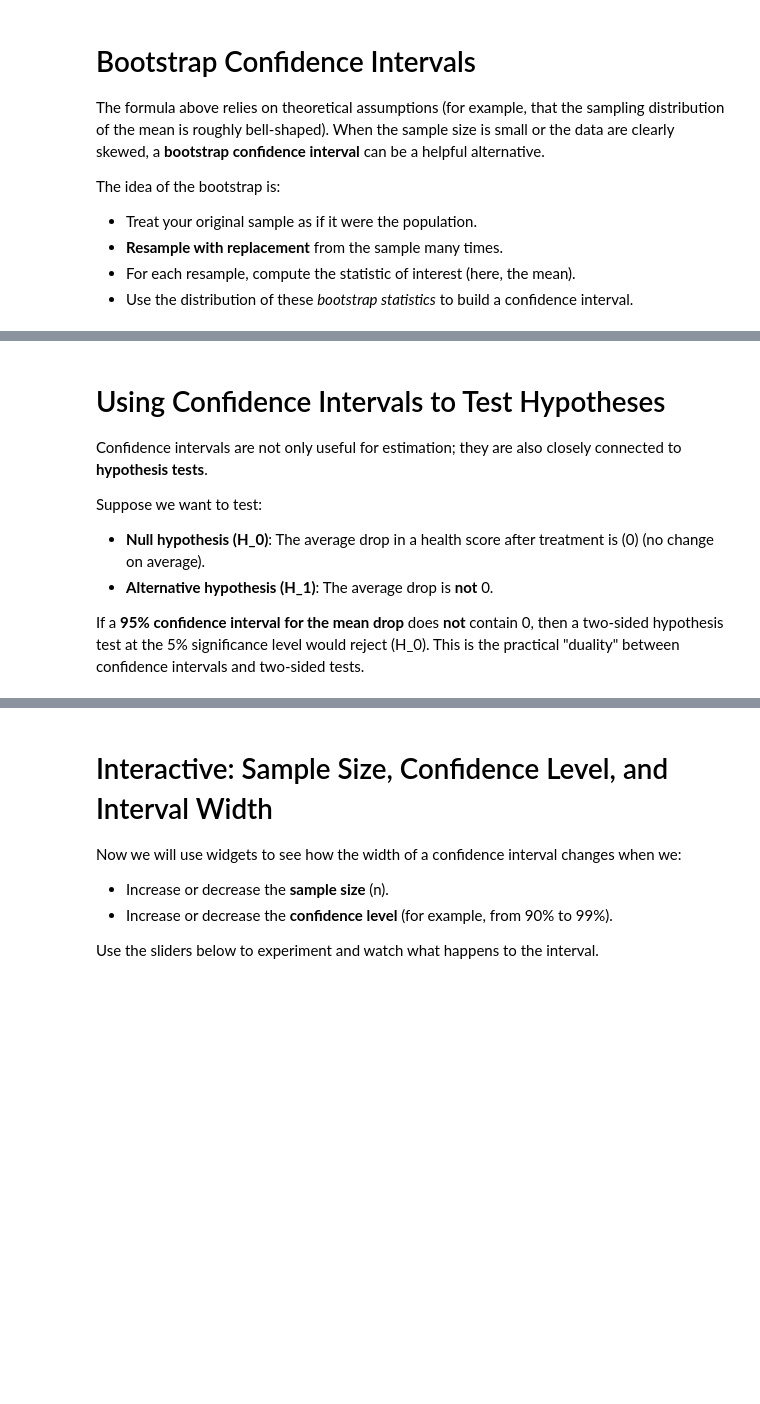
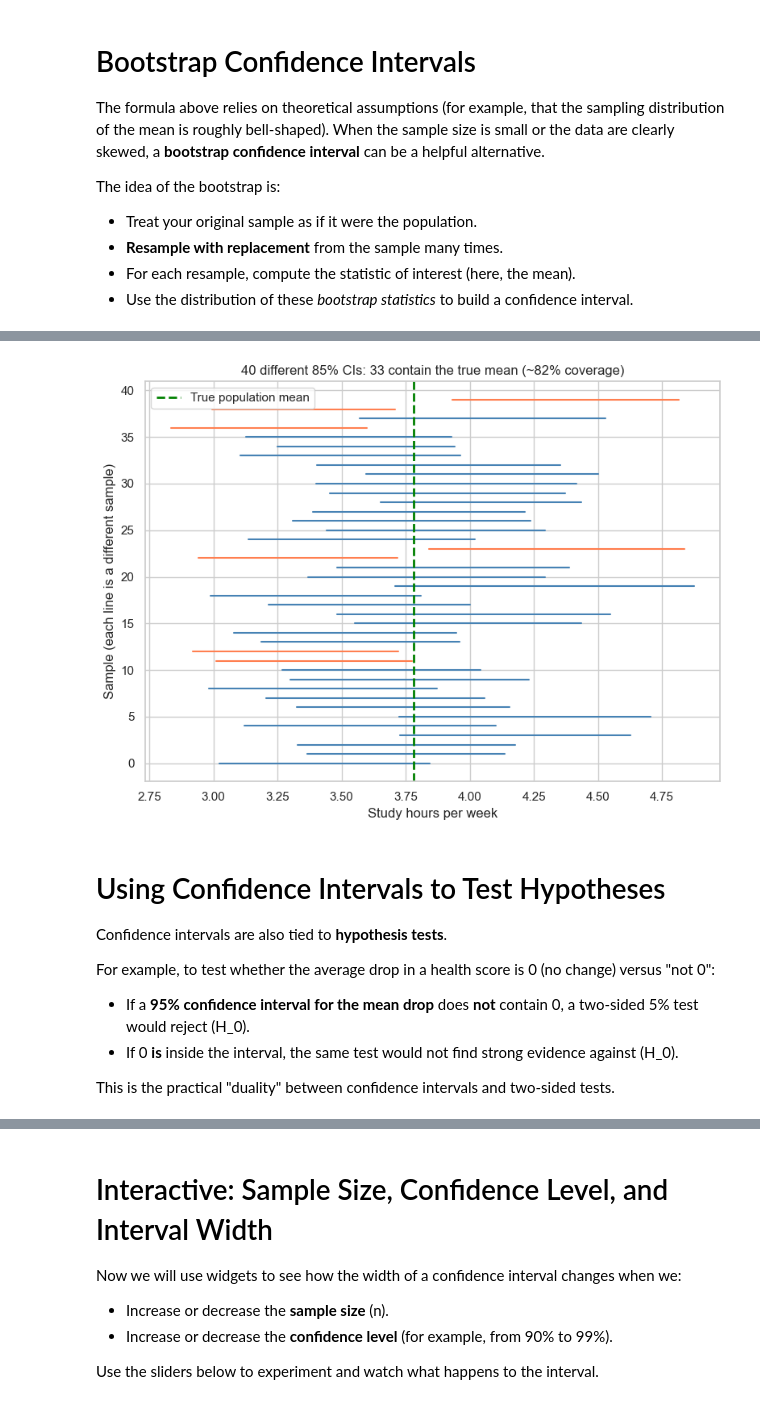
Before and after one commit to ds-modules/ecc-statistics, a Jupyter notebook: confidence_interval/confidence_interval_instructor.ipynb, the cells around one changed output, grey strips where cells are left out. Saved outputs shown, nothing was run; the diff lists cells and outputs as text; code cells hidden in the pictures; blank space fills up the shorter version.

Commit message:
made a new confidence interval instructor v + adjustments to student's v

```diff
--- a/confidence_interval/confidence_interval_instructor.ipynb
+++ b/confidence_interval/confidence_interval_instructor.ipynb
@@ -266,13 +224,25 @@ Notice that this interval is built using the **empirical distribution** of the b
+# %%
+# Demo: many 85% confidence intervals; not all contain the true mean
+from functions.interact import plot_many_confidence_intervals
+
+plot_many_confidence_intervals(
+    population=population_study_hours,
+    n=n,
+    confidence_level=0.85,
+    n_intervals=40,
+)
+# %% [output]
+[figure, added]
 # %% [markdown]
 # Using Confidence Intervals to Test Hypotheses
 
-Confidence intervals are not only useful for estimation; they are also closely connected to **hypothesis tests**.
+Confidence intervals are also tied to **hypothesis tests**.
 
-Suppose we want to test:
-- **Null hypothesis \(H_0\)**: The average drop in a health score after treatment is \(0\) (no change on average).
-- **Alternative hypothesis \(H_1\)**: The average drop is **not** 0.
+For example, to test whether the average drop in a health score is 0 (no change) versus "not 0":
+- If a **95% confidence interval for the mean drop** does **not** contain 0, a two-sided 5% test would reject \(H_0\).
+- If 0 **is** inside the interval, the same test would not find strong evidence against \(H_0\).
 
-If a **95% confidence interval for the mean drop** does **not** contain 0, then a two-sided hypothesis test at the 5% significance level would reject \(H_0\). This is the practical "duality" between confidence intervals and two-sided tests.
+This is the practical "duality" between confidence intervals and two-sided tests.
 # %%
 # Simulate paired health scores before and after a treatment
 
```
Also changed, not shown: parts of 48 cells of this notebook, 6 other files.
